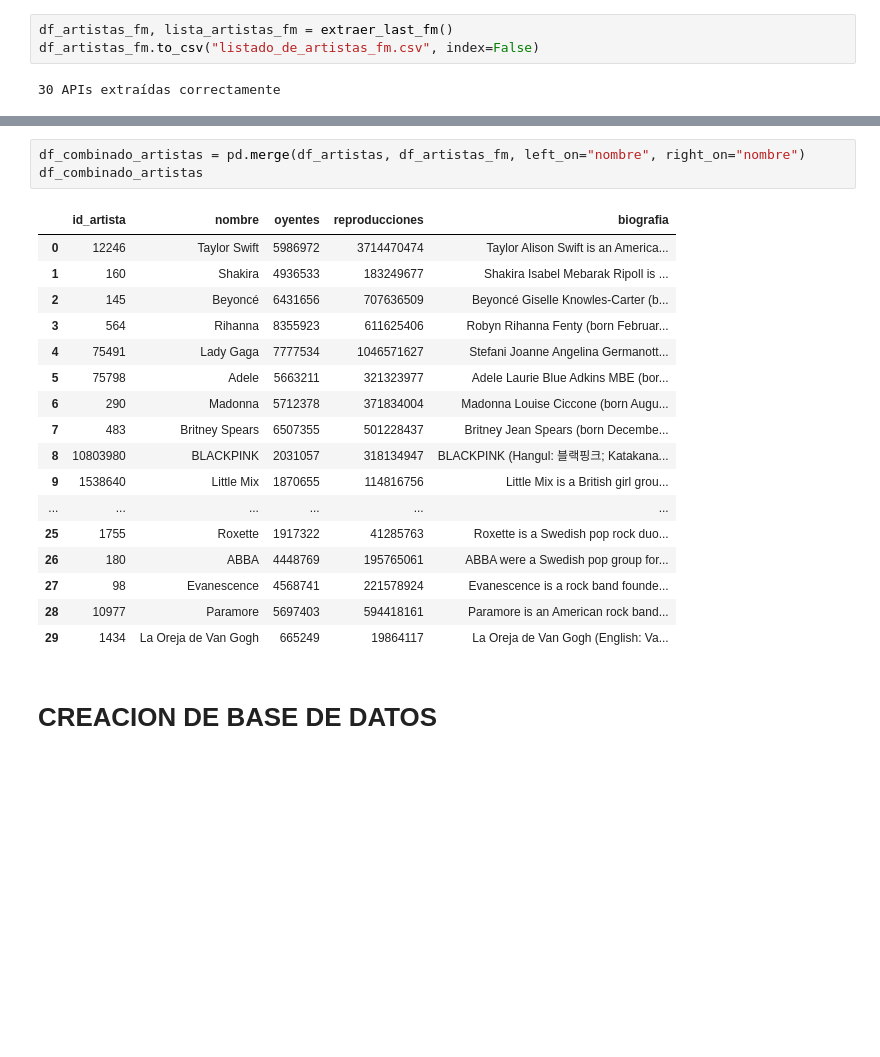
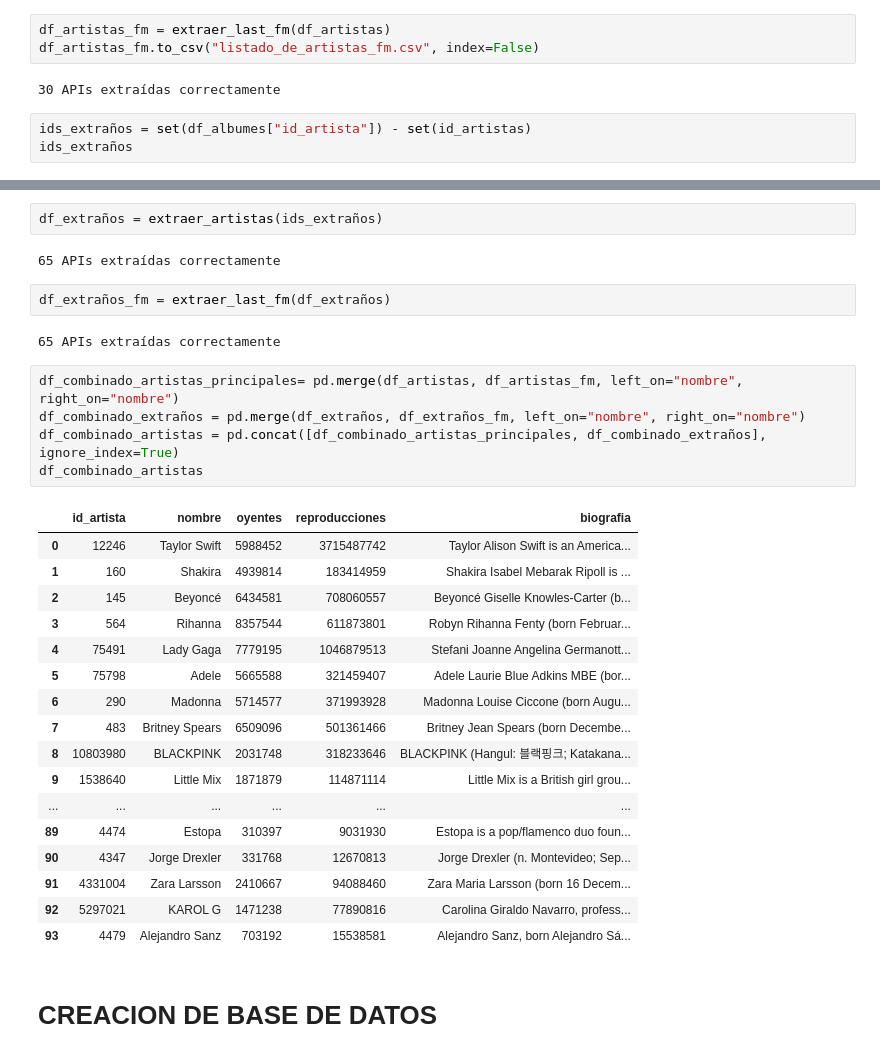
Before and after one commit to Adalab/proyecto-da-promo-67-modulo2-team-1, a Jupyter notebook: Extraccion_datos_apis.ipynb, the cells around one changed output, grey strips where cells are left out. Cells and saved outputs as stored; diff of their text form; blank space fills up the shorter version.

```diff
--- a/Extraccion_datos_apis.ipynb
+++ b/Extraccion_datos_apis.ipynb
@@ -284,5 +284,8 @@ def extraer_last_fm():
 # %%
-df_artistas_fm, lista_artistas_fm = extraer_last_fm()
+df_artistas_fm = extraer_last_fm(df_artistas)
 df_artistas_fm.to_csv("listado_de_artistas_fm.csv", index=False)
 # %% [output]
 30 APIs extraídas correctamente
+# %%
+ids_extraños = set(df_albumes["id_artista"]) - set(id_artistas)
+ids_extraños
@@ -289,24 +310,34 @@ df_artistas_fm.to_csv("listado_de_artistas_fm.csv", index=False)
+# %%
+df_extraños = extraer_artistas(ids_extraños)
+# %% [output]
+65 APIs extraídas correctamente
+# %%
+df_extraños_fm = extraer_last_fm(df_extraños)
+# %% [output]
+65 APIs extraídas correctamente
 # %%
-df_combinado_artistas = pd.merge(df_artistas, df_artistas_fm, left_on="nombre", right_on="nombre")
+df_combinado_artistas_principales= pd.merge(df_artistas, df_artistas_fm, left_on="nombre", right_on="nombre")
+df_combinado_extraños = pd.merge(df_extraños, df_extraños_fm, left_on="nombre", right_on="nombre")
+df_combinado_artistas = pd.concat([df_combinado_artistas_principales, df_combinado_extraños], ignore_index=True)
 df_combinado_artistas
 # %% [output]
 |  | id_artista | nombre | oyentes | reproducciones | biografia |
-| 0 | 12246 | Taylor Swift | 5986972 | 3714470474 | Taylor Alison Swift is an America... |
-| 1 | 160 | Shakira | 4936533 | 183249677 | Shakira Isabel Mebarak Ripoll is ... |
-| 2 | 145 | Beyoncé | 6431656 | 707636509 | Beyoncé Giselle Knowles-Carter (b... |
-| 3 | 564 | Rihanna | 8355923 | 611625406 | Robyn Rihanna Fenty (born Februar... |
-| 4 | 75491 | Lady Gaga | 7777534 | 1046571627 | Stefani Joanne Angelina Germanott... |
-| 5 | 75798 | Adele | 5663211 | 321323977 | Adele Laurie Blue Adkins MBE (bor... |
-| 6 | 290 | Madonna | 5712378 | 371834004 | Madonna Louise Ciccone (born Augu... |
-| 7 | 483 | Britney Spears | 6507355 | 501228437 | Britney Jean Spears (born Decembe... |
-| 8 | 10803980 | BLACKPINK | 2031057 | 318134947 | BLACKPINK (Hangul: 블랙핑크; Katakana... |
-| 9 | 1538640 | Little Mix | 1870655 | 114816756 | Little Mix is a British girl grou... |
+| 0 | 12246 | Taylor Swift | 5988452 | 3715487742 | Taylor Alison Swift is an America... |
+| 1 | 160 | Shakira | 4939814 | 183414959 | Shakira Isabel Mebarak Ripoll is ... |
+| 2 | 145 | Beyoncé | 6434581 | 708060557 | Beyoncé Giselle Knowles-Carter (b... |
+| 3 | 564 | Rihanna | 8357544 | 611873801 | Robyn Rihanna Fenty (born Februar... |
+| 4 | 75491 | Lady Gaga | 7779195 | 1046879513 | Stefani Joanne Angelina Germanott... |
+| 5 | 75798 | Adele | 5665588 | 321459407 | Adele Laurie Blue Adkins MBE (bor... |
+| 6 | 290 | Madonna | 5714577 | 371993928 | Madonna Louise Ciccone (born Augu... |
+| 7 | 483 | Britney Spears | 6509096 | 501361466 | Britney Jean Spears (born Decembe... |
+| 8 | 10803980 | BLACKPINK | 2031748 | 318233646 | BLACKPINK (Hangul: 블랙핑크; Katakana... |
+| 9 | 1538640 | Little Mix | 1871879 | 114871114 | Little Mix is a British girl grou... |
 | ... | ... | ... | ... | ... | ... |
-| 25 | 1755 | Roxette | 1917322 | 41285763 | Roxette is a Swedish pop rock duo... |
-| 26 | 180 | ABBA | 4448769 | 195765061 | ABBA were a Swedish pop group for... |
-| 27 | 98 | Evanescence | 4568741 | 221578924 | Evanescence is a rock band founde... |
-| 28 | 10977 | Paramore | 5697403 | 594418161 | Paramore is an American rock band... |
-| 29 | 1434 | La Oreja de Van Gogh | 665249 | 19864117 | La Oreja de Van Gogh (English: Va... |
+| 89 | 4474 | Estopa | 310397 | 9031930 | Estopa is a pop/flamenco duo foun... |
+| 90 | 4347 | Jorge Drexler | 331768 | 12670813 | Jorge Drexler (n. Montevideo; Sep... |
+| 91 | 4331004 | Zara Larsson | 2410667 | 94088460 | Zara Maria Larsson (born 16 Decem... |
+| 92 | 5297021 | KAROL G | 1471238 | 77890816 | Carolina Giraldo Navarro, profess... |
+| 93 | 4479 | Alejandro Sanz | 703192 | 15538581 | Alejandro Sanz, born Alejandro Sá... |
 # %% [markdown]
 # CREACION DE BASE DE DATOS
 # %%
```
Also changed, not shown: parts of 16 cells of this notebook, 3 other files.
